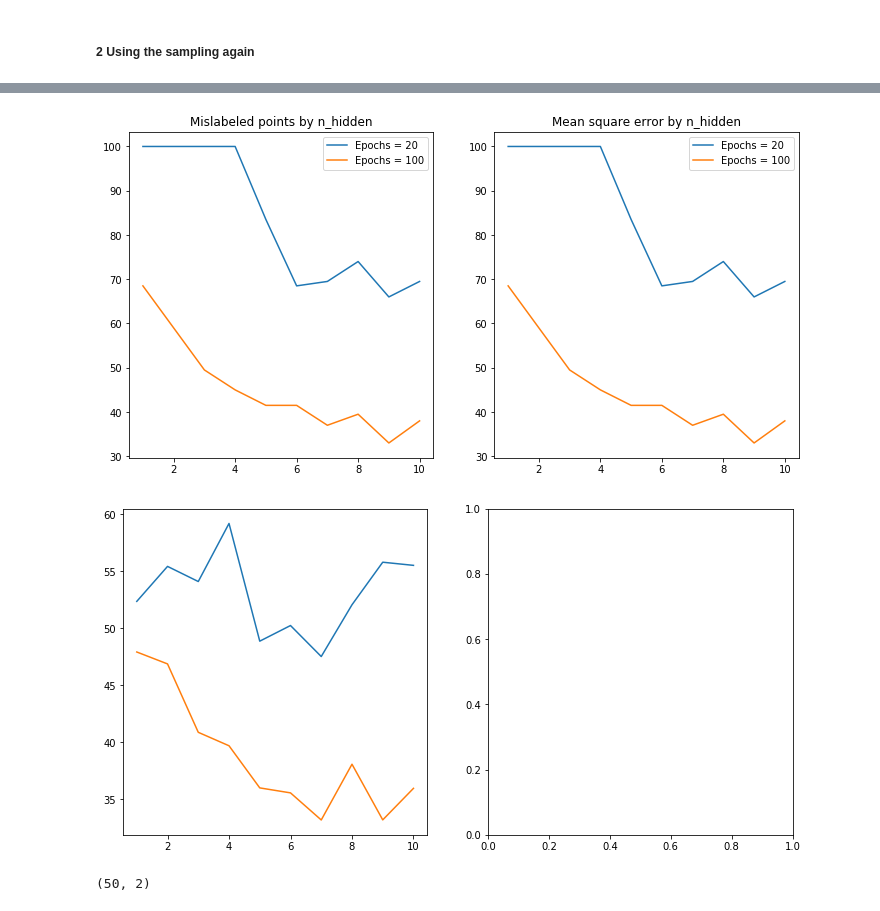
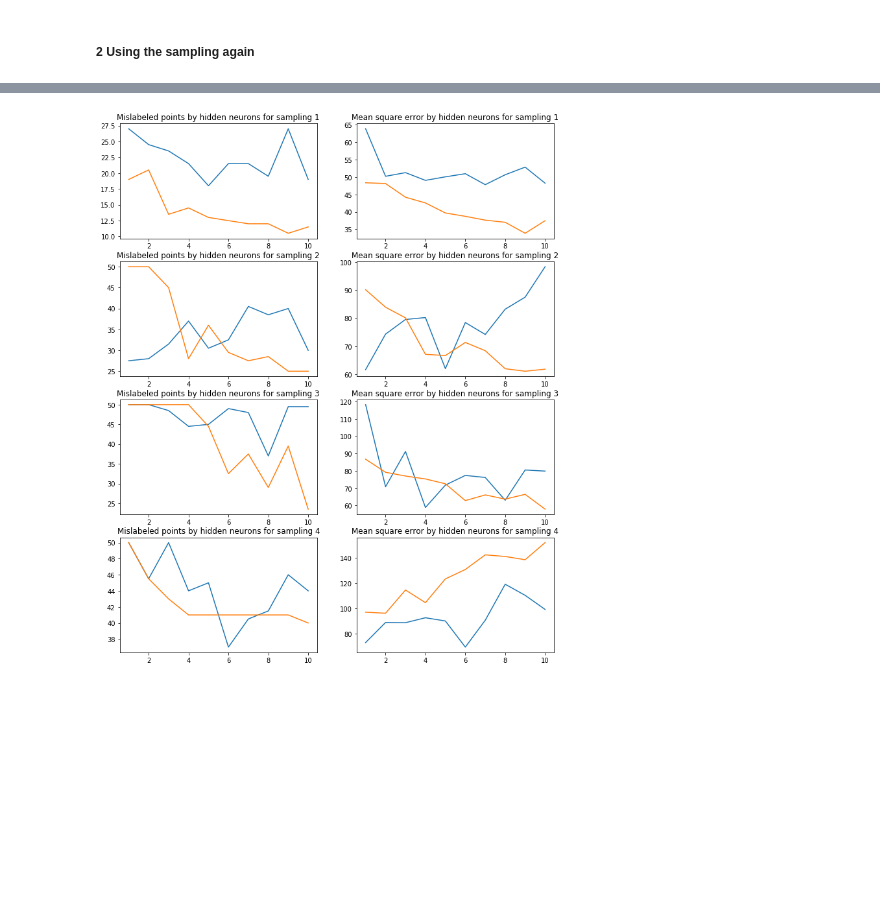
Before and after one commit to romainrey/ANN_DD2437, a Jupyter notebook: Labs_Code/Romain/Labs1.ipynb, the cells around one changed output, grey strips where cells are left out. Cells and saved outputs as stored; diff of their text form; code cells hidden in the pictures; blank space fills up the shorter version.

```diff
--- a/Labs_Code/Romain/Labs1.ipynb
+++ b/Labs_Code/Romain/Labs1.ipynb
@@ -734,23 +723,11 @@ error_seq_label_list
-# %%
-fig, axs = plt.subplots(1,2,figsize=(12, 6))
-axs[0].plot(n_hidden_list, error_seq_label_list[0], label='Epochs = 20')
-axs[0].plot(n_hidden_list, error_epoch_label_list[1], label='Epochs = 100')
-axs[0].set_title('Mislabeled points by n_hidden')
-axs[0].legend()
-axs[1].plot(n_hidden_list, error_epoch_label_list[0], label='Epochs = 20')
-axs[1].plot(n_hidden_list, error_epoch_label_list[1], label='Epochs = 100')
-axs[1].set_title('Mean square error by n_hidden')
-axs[1].legend()
-plt.show()
-# %% [output]
-[figure, removed]
-# %%
-fig, axs = plt.subplots(1,2,figsize=(12, 6))
-for i in error_seq_mean_square_list[0]:
-    axs[0].plot(n_hidden_list, i, label='Epochs = 20')
-# %% [output]
-[figure, removed]
-# %%
-test_dataset.shape
-# %% [output]
-(50, 2)
+# %%
+fig, axs = plt.subplots(4,2,figsize=(12, 15))
+error_types = ['Mislabeled points', 'Mean square error']
+errors = [error_seq_label_list, error_seq_mean_square_list]
+for seq_i in range(4):
+    for error_type in range(2):
+        axs[seq_i, error_type].plot(n_hidden_list, errors[error_type][seq_i][0], label='Epochs = 20')
+        axs[seq_i, error_type].plot(n_hidden_list, errors[error_type][seq_i][1], label='Epochs = 20')
+        axs[seq_i, error_type].set_title(error_types[error_type]+' by hidden neurons for sampling '+str(seq_i+1))
+# %% [output]
+[figure, added]
```
Also changed, not shown: parts of 48 cells of this notebook.
